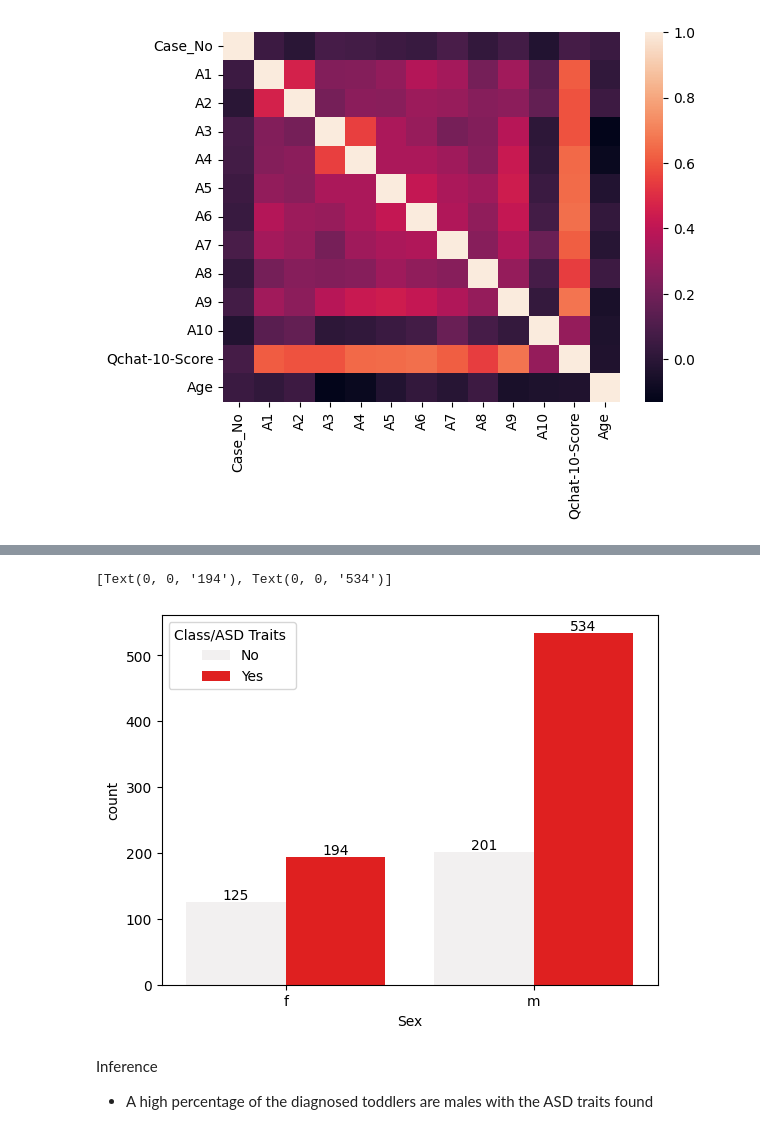
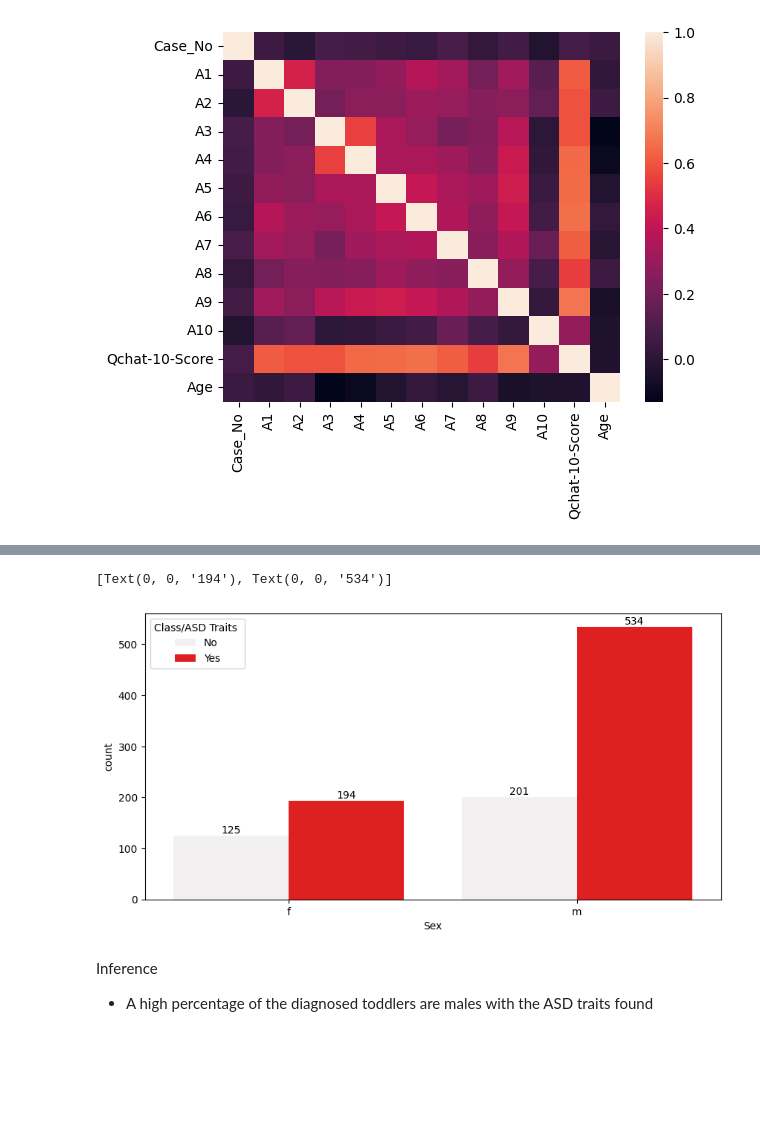
Before and after one commit to ChibuikeOnuba/AUTISM-DIAGNOSIS-PREDICTION-IN-TODDLERS, a Jupyter notebook: Autism prediction.ipynb, the cells around one changed output, grey strips where cells are left out. Cells and saved outputs as stored; diff of their text form; code cells hidden in the pictures; blank space fills up the shorter version.

```diff
--- a/Autism prediction.ipynb
+++ b/Autism prediction.ipynb
@@ -116,7 +116,6 @@ False
 The dataset also does not contain any duplicated rows
 # %%
 df['Age'] = df['Age_Mons'] // 12
-df.drop('Age_Mons',axis=1,  inplace=True)
 # %% [markdown]
 A new column (Age in years) is created from the age in months column for clearity
 # %% [markdown]
@@ -129,10 +141,11 @@ sns.heatmap(df.corr())
 # %%
+plt.subplots(figsize=(10,5))
 ax = sns.countplot(df['Sex'], hue=df['Class/ASD Traits '], color='red')
 plt.bar_label(ax.containers[0])
 plt.bar_label(ax.containers[1])
 # %% [output]
 [Text(0, 0, '194'), Text(0, 0, '534')]
-[figure, old version]
+[figure, new version]
 # %% [markdown]
 Inference
 
```
Also changed, not shown: parts of 7 cells of this notebook, 3 other files.
